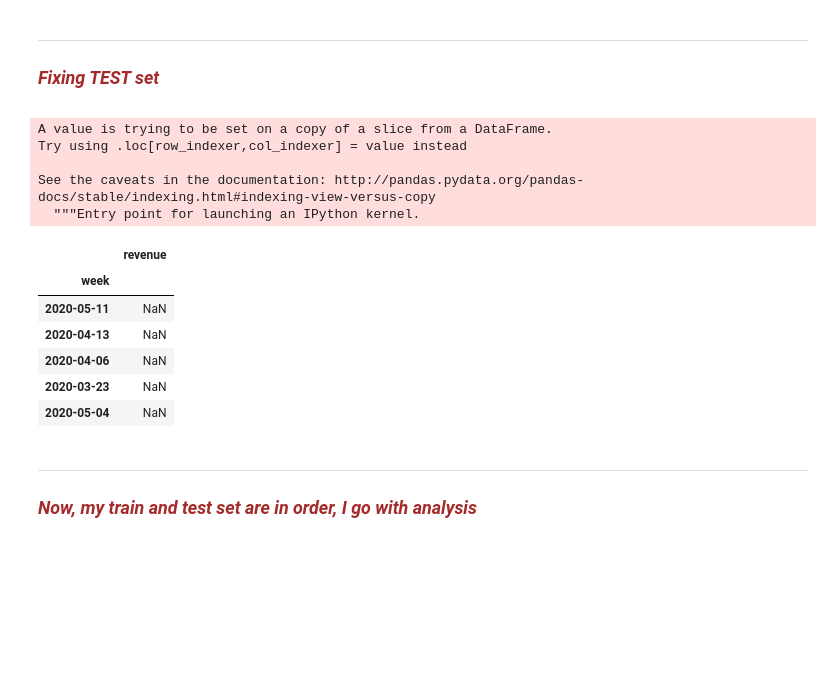
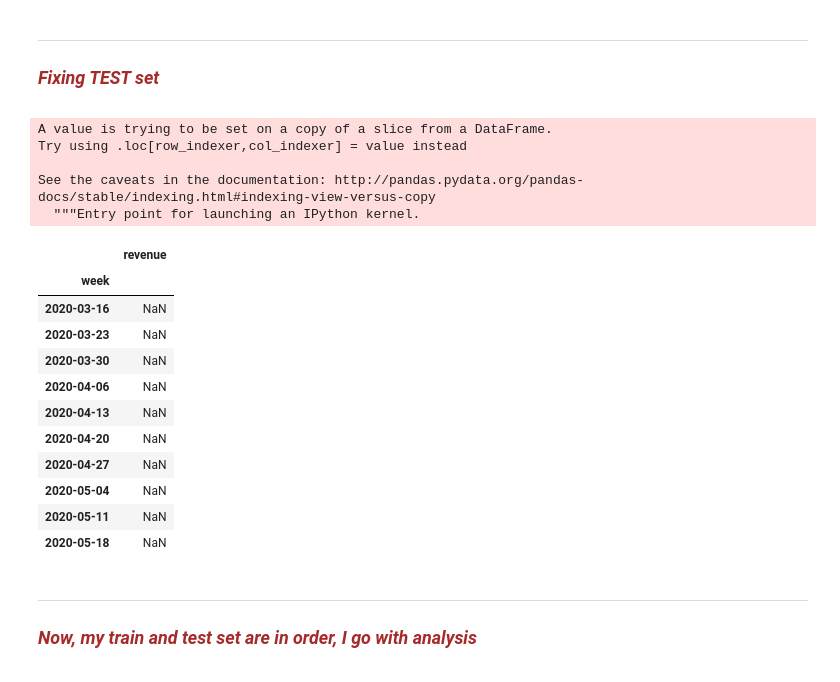
Before and after one commit to sudheerrao07/timeseries1, a Jupyter notebook: TimeSeries.ipynb, the cells around one changed output. Drawn from its saved outputs; the diff is of its cells as text; code cells hidden in the pictures; blank space fills up the shorter version.

```diff
--- a/TimeSeries.ipynb
+++ b/TimeSeries.ipynb
@@ -166,21 +181,26 @@ train.sample(5)
 # %%
 test["week"] =  test["week"].str.replace("test_", "20")
 test.index = test["week"].apply(lambda x: convert(x))
 test = test.drop(["week"],axis=1)
-test.sample(5)
+test
 # %% [output]
 A value is trying to be set on a copy of a slice from a DataFrame.
 Try using .loc[row_indexer,col_indexer] = value instead
 
 See the caveats in the documentation: http://pandas.pydata.org/pandas-docs/stable/indexing.html#indexing-view-versus-copy
   """Entry point for launching an IPython kernel.
 |  | revenue |
 | week |  |
+| 2020-03-16 | NaN |
+| 2020-03-23 | NaN |
+| 2020-03-30 | NaN |
+| 2020-04-06 | NaN |
+| 2020-04-13 | NaN |
+| 2020-04-20 | NaN |
+| 2020-04-27 | NaN |
+| 2020-05-04 | NaN |
 | 2020-05-11 | NaN |
-| 2020-04-13 | NaN |
-| 2020-04-06 | NaN |
-| 2020-03-23 | NaN |
-| 2020-05-04 | NaN |
+| 2020-05-18 | NaN |
 # %% [markdown]
 ***
 <font color = "brown">
```
Also changed, not shown: parts of 22 cells of this notebook.
